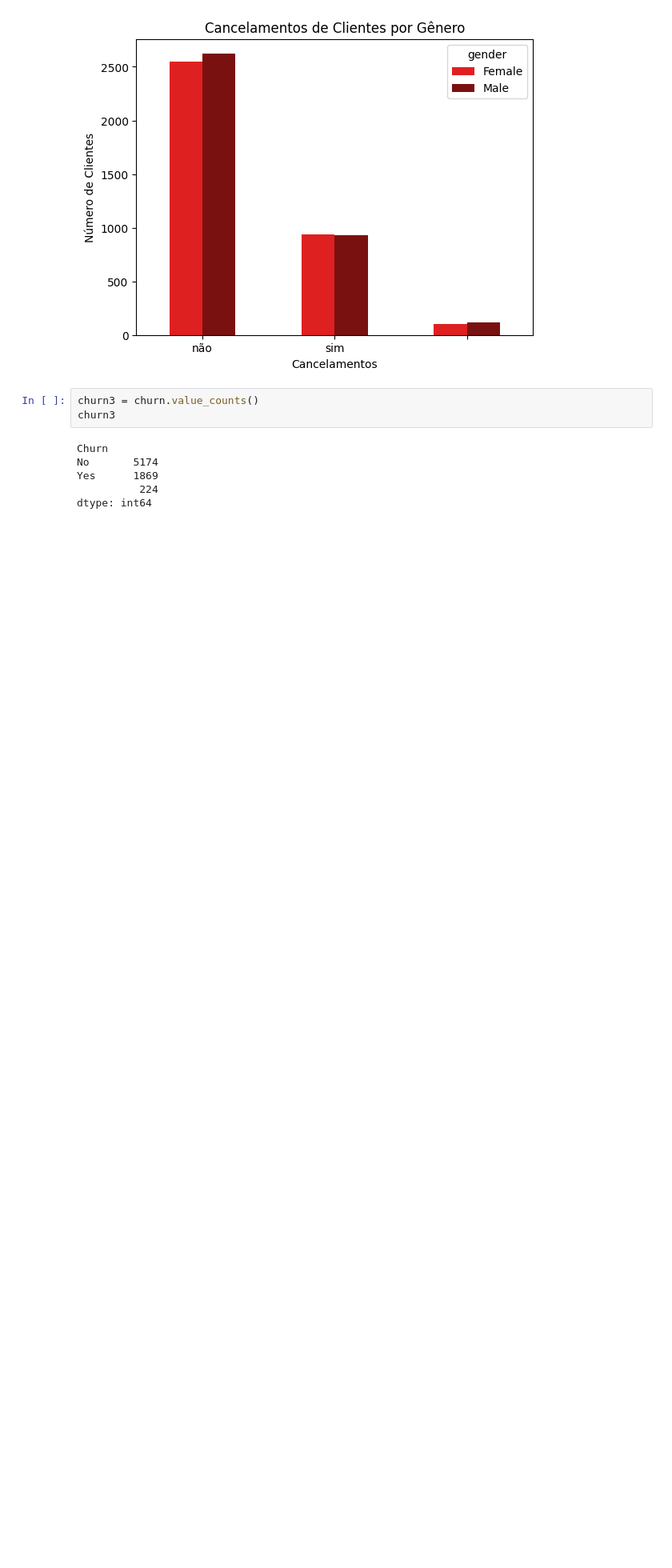
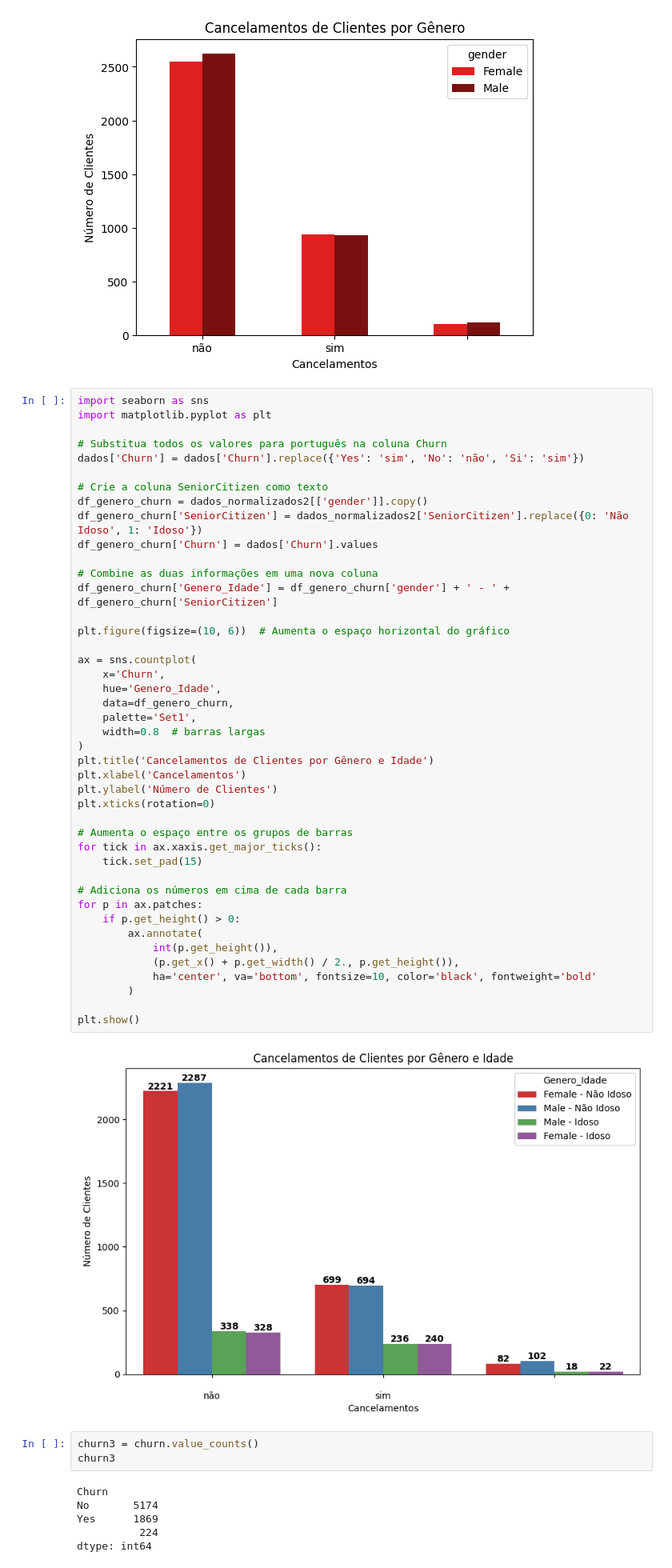
Before and after one commit to JoseSilva84/TelecomX_BR, a Jupyter notebook: TelecomX_BR.ipynb, the cells around one changed output. Shown at 80% size. Drawn from its saved outputs; the diff is of its cells as text; blank space fills up the shorter version.

```diff
--- a/TelecomX_BR.ipynb
+++ b/TelecomX_BR.ipynb
@@ -263,6 +263,51 @@ plt.xticks(rotation=0)
 plt.show()
 # %% [output]
 [figure]
+# %%
+import seaborn as sns
+import matplotlib.pyplot as plt
+
+# Substitua todos os valores para português na coluna Churn
+dados['Churn'] = dados['Churn'].replace({'Yes': 'sim', 'No': 'não', 'Si': 'sim'})
+
+# Crie a coluna SeniorCitizen como texto
+df_genero_churn = dados_normalizados2[['gender']].copy()
+df_genero_churn['SeniorCitizen'] = dados_normalizados2['SeniorCitizen'].replace({0: 'Não Idoso', 1: 'Idoso'})
+df_genero_churn['Churn'] = dados['Churn'].values
+
+# Combine as duas informações em uma nova coluna
+df_genero_churn['Genero_Idade'] = df_genero_churn['gender'] + ' - ' + df_genero_churn['SeniorCitizen']
+
+plt.figure(figsize=(10, 6))  # Aumenta o espaço horizontal do gráfico
+
+ax = sns.countplot(
+    x='Churn',
+    hue='Genero_Idade',
+    data=df_genero_churn,
+    palette='Set1',
+    width=0.8  # barras largas
+)
+plt.title('Cancelamentos de Clientes por Gênero e Idade')
+plt.xlabel('Cancelamentos')
+plt.ylabel('Número de Clientes')
+plt.xticks(rotation=0)
+
+# Aumenta o espaço entre os grupos de barras
+for tick in ax.xaxis.get_major_ticks():
+    tick.set_pad(15)
+
+# Adiciona os números em cima de cada barra
+for p in ax.patches:
+    if p.get_height() > 0:
+        ax.annotate(
+            int(p.get_height()),
+            (p.get_x() + p.get_width() / 2., p.get_height()),
+            ha='center', va='bottom', fontsize=10, color='black', fontweight='bold'
+        )
+
+plt.show()
+# %% [output]
+[figure, added]
 # %%
 churn3 = churn.value_counts()
 churn3
```
Also changed, not shown: parts of 1 cell of this notebook.
